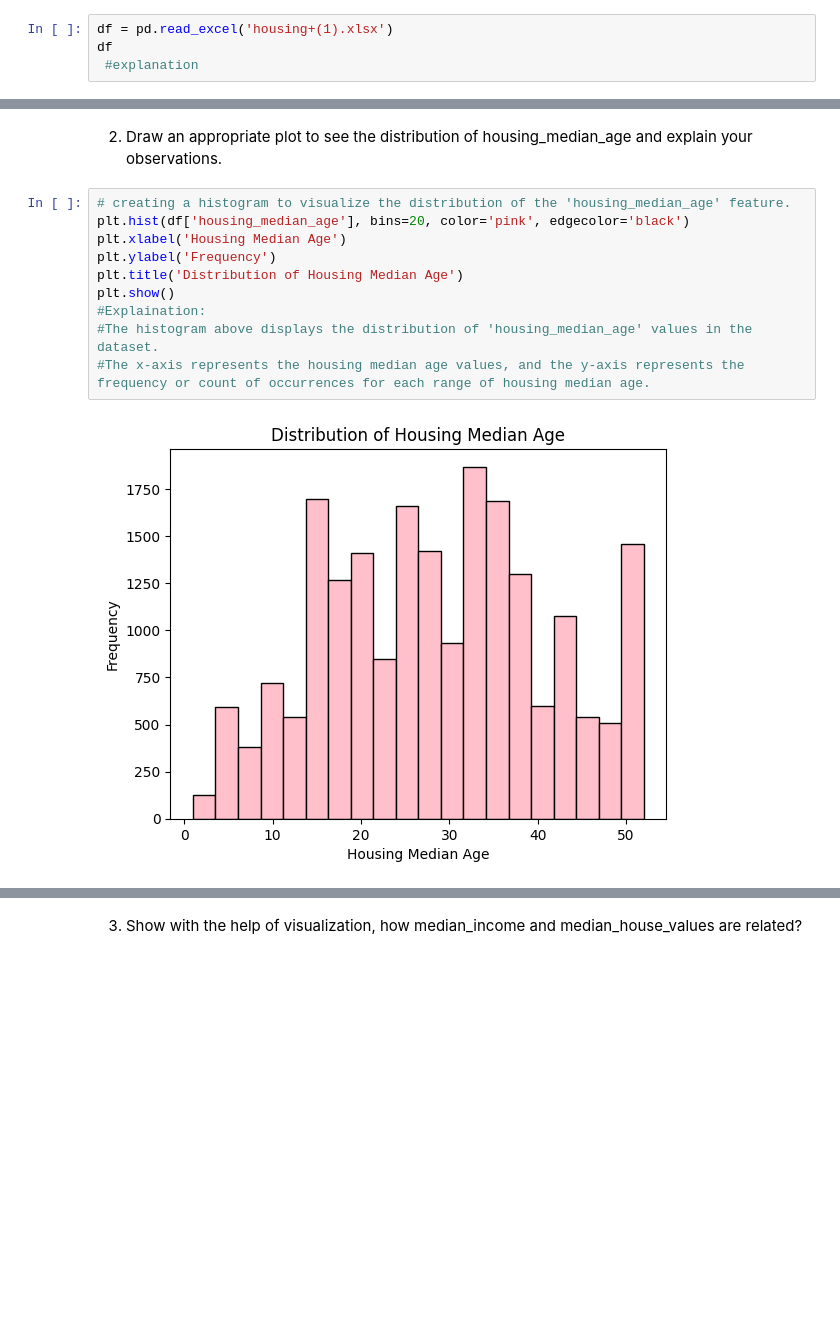
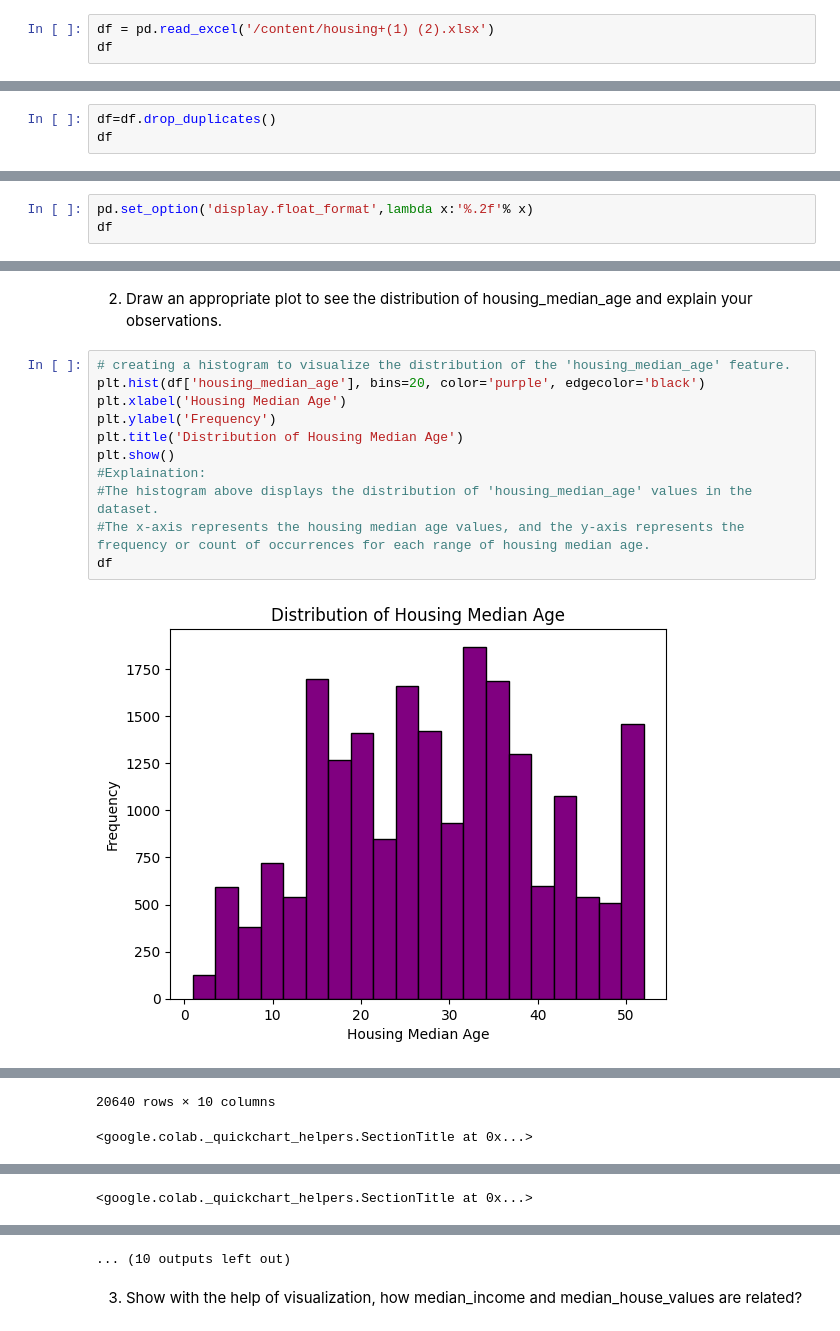
Before and after one commit to ShruthiRamesh02/Python, a Jupyter notebook: Python_Advanced_Mandatory_Project_Submission_Shruthi_T_R.ipynb, the cells around one changed output, grey strips where cells are left out. Saved outputs shown, nothing was run; the diff lists cells and outputs as text; blank space fills up the shorter version.

```diff
--- a/Python_Advanced_Mandatory_Project_Submission_Shruthi_T_R.ipynb
+++ b/Python_Advanced_Mandatory_Project_Submission_Shruthi_T_R.ipynb
@@ -21,7 +26,6 @@ Saving housing+(1).xlsx to housing+(1) (1).xlsx
 # %%
-df = pd.read_excel('housing+(1).xlsx')
+df = pd.read_excel('/content/housing+(1) (2).xlsx')
 df
- #explanation
 # %% [output]
 |  | longitude | latitude | housing_median_age | total_rooms | total_bedrooms | population | households | ... |
 | 0 | -122.23 | 37.88 | 41 | 880 | 129.0 | 322 | 126 | ... |
@@ -36,3 +40,6 @@ df
 | 20638 | -121.32 | 39.43 | 18 | 1860 | 409.0 | 741 | 349 | ... |
 | 20639 | -121.24 | 39.37 | 16 | 2785 | 616.0 | 1387 | 530 | ... |
 20640 rows × 10 columns
+# %%
+df=df.drop_duplicates()
+df
@@ -38,0 +60,3 @@ df
+# %%
+pd.set_option('display.float_format',lambda x:'%.2f'% x)
+df
@@ -78,13 +235,14 @@ plt.show()
 2. Draw an appropriate plot to see the distribution of housing_median_age and explain your observations.
 # %%
 # creating a histogram to visualize the distribution of the 'housing_median_age' feature.
-plt.hist(df['housing_median_age'], bins=20, color='pink', edgecolor='black')
+plt.hist(df['housing_median_age'], bins=20, color='purple', edgecolor='black')
 plt.xlabel('Housing Median Age')
 plt.ylabel('Frequency')
 plt.title('Distribution of Housing Median Age')
 plt.show()
 #Explaination:
 #The histogram above displays the distribution of 'housing_median_age' values in the dataset.
 #The x-axis represents the housing median age values, and the y-axis represents the frequency or count of occurrences for each range of housing median age.
+df
 # %% [output]
-[figure, old version]
+[figure, new version]
@@ -90,0 +261,2 @@ plt.show()
+20640 rows × 10 columns
+<google.colab._quickchart_helpers.SectionTitle at 0x...>
@@ -90,0 +311 @@ plt.show()
+<google.colab._quickchart_helpers.SectionTitle at 0x...>
@@ -91,3 +348,4 @@ plt.show()
+... (10 outputs left out)
 # %% [markdown]
 3. Show with the help of visualization, how median_income and median_house_values are related?
 # %%
```
Also changed, not shown: parts of 18 cells of this notebook.
